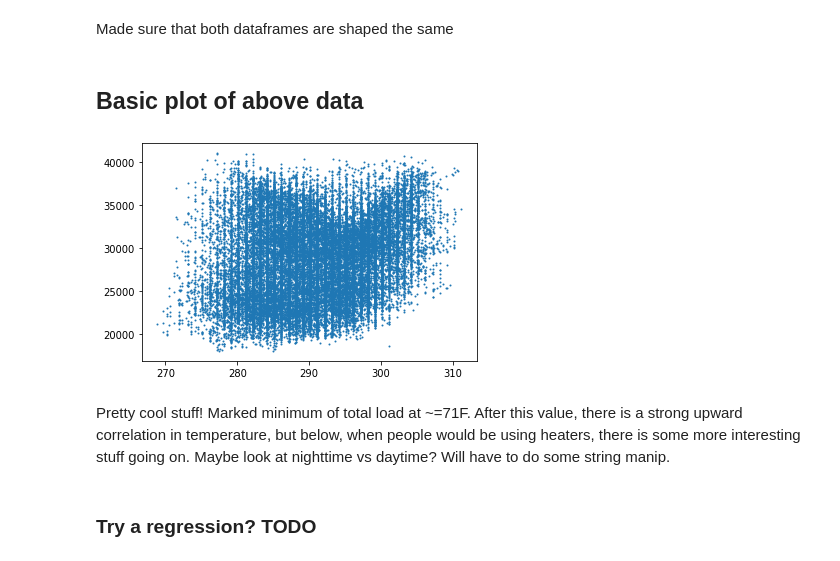
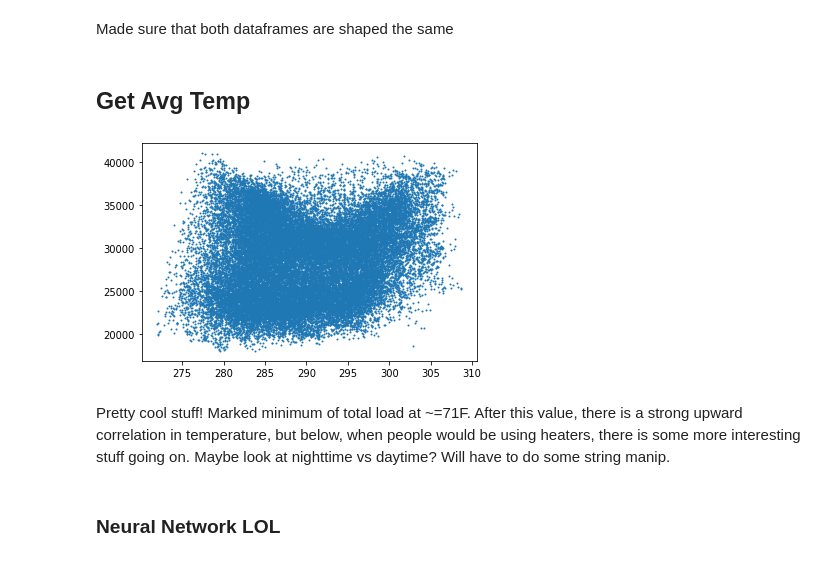
Before and after one commit to LunarZephyr/ECS171_Project, a Jupyter notebook: EDA/Ameya/EDA.ipynb, the cells around one changed output. Cells and saved outputs as stored; diff of their text form; code cells hidden in the pictures.

```diff
--- a/EDA/Ameya/EDA.ipynb
+++ b/EDA/Ameya/EDA.ipynb
@@ -4,12 +4,13 @@
 import pandas as pd
 import numpy as np
 import matplotlib.pyplot as plt
-import seaborn as sns
 
 Energy = pd.read_csv('../../data/energy_dataset.csv')
-Weather = pd.read_csv('../../data/weather_features.csv')
+Temps = pd.read_csv('AllTemps.csv', skipinitialspace=True)
 
 print(list(Energy.keys()))
-print(list(Weather.keys()))
+print(list(Temps.keys()))
+print(Temps.shape)
+print(Energy.shape)
 # %% [output]
 ['time', 'generation biomass', 'generation fossil brown coal/lignite', 'generation fossil coal-derived gas', 'generation fossil gas', 'generation fossil hard coal', 'generation fossil oil', 'generatio ...
@@ -57,13 +20,21 @@ print(EnergySub)
 # %% [markdown]
 Made sure that both dataframes are shaped the same
-# %% [markdown]
-## Basic plot of above data
-# %%
-plt.scatter(WeatherSub['tempV'], EnergySub['load'], s=1)
-plt.show()
-# %% [output]
-[figure, removed]
+# %% [markdown]
+## Get Avg Temp
+# %%
+TempsAverage = []
+for index, row in Temps.iterrows():
+    TempsAverage.append(np.mean([row['tempV'], row['tempM'], row['tempBi'], row['tempBa'], row['tempS']]))
+
+TempsAverage = pd.DataFrame({
+    "time": list(Temps['time']),
+    "tAve": TempsAverage
+})
+plt.scatter(TempsAverage['tAve'], Energy['total load actual'], s=1)
+plt.show()
+# %% [output]
+[figure, added]
 # %% [markdown]
 Pretty cool stuff! Marked minimum of total load at ~=71F. After this value, there is a strong upward correlation in temperature, but below, when people would be using heaters, there is some more interesting stuff going on. Maybe look at nighttime vs daytime? Will have to do some string manip.
-# %% [markdown]
-### Try a regression? TODO
+# %% [markdown]
+### Neural Network LOL
```
Also changed, not shown: parts of 3 cells of this notebook, 3 other files.
